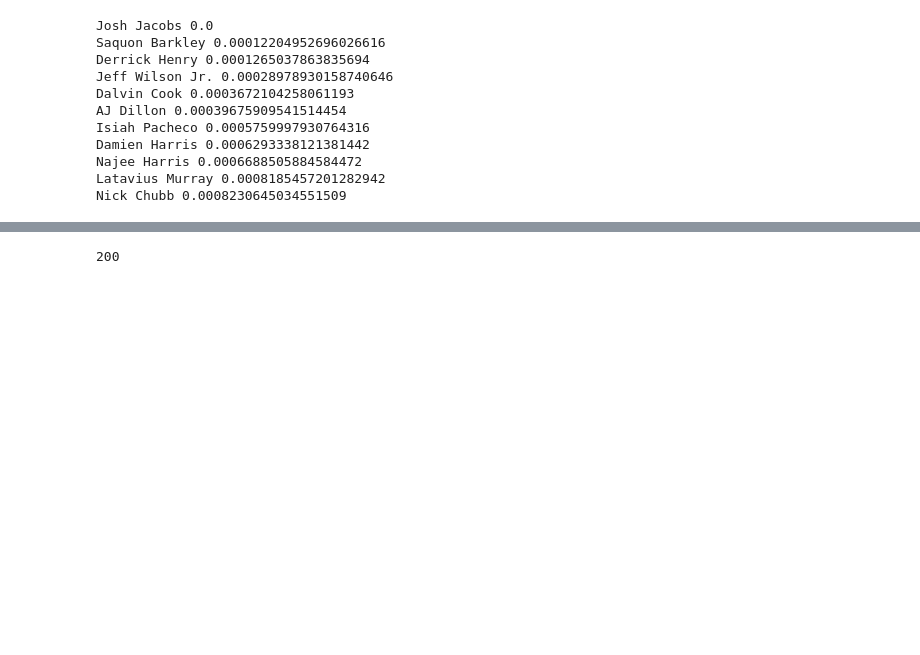
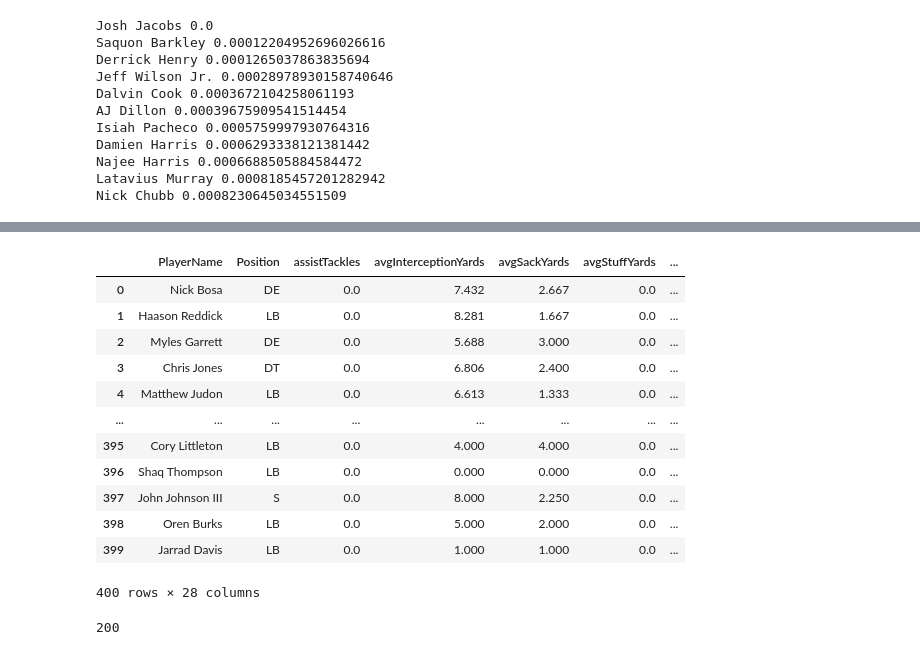
Before and after one commit to ColeDM-2020/INST414-Project, a Jupyter notebook: NFL_API_DATABASE.ipynb, the cells around one changed output, grey strips where cells are left out. Drawn from its saved outputs; the diff is of its cells as text; code cells hidden in the pictures; blank space fills up the shorter version.

```diff
--- a/NFL_API_DATABASE.ipynb
+++ b/NFL_API_DATABASE.ipynb
@@ -926,0 +1104,5 @@ Nick Chubb 0.0008230645034551509
+# %%
+sc2 = (resp2_obj['categories'][4]['leaders'])
+sc3 = pd.json_normalize(sc2)
+sc4 = sc3[['value', 'athlete.$ref', 'statistics.$ref']].dropna()
+sc4
@@ -926,0 +1136,7 @@ Nick Chubb 0.0008230645034551509
+# %%
+team = sc4['statistics.$ref']
+scname = []
+for line in team:
+    tb3 = requests.get(team[0])
+    tb4 = tb3.json()
+    sc = tb4['splits']['categories'][1]['stats']
@@ -926,0 +1233,46 @@ Nick Chubb 0.0008230645034551509
+# %%
+scsim = pd.DataFrame()
+scsim['PlayerName'] = sc1
+scsim['Position'] = pos
+scsim['assistTackles'] = assistTackles
+scsim['avgInterceptionYards'] = avgInterceptionYards
+scsim['avgSackYards'] = avgSackYards
+scsim['avgStuffYards'] = avgStuffYards
+scsim['blockedFieldGoalTouchdowns'] = blockedFieldGoalTouchdowns
+scsim['blockedPuntTouchdowns'] = blockedPuntTouchdowns
+scsim['hurries'] = hurries
+scsim['kicksBlocked'] = kicksBlocked
+scsim['longInterception'] = longInterception
+scsim['miscTouchdowns'] = miscTouchdowns
+scsim['passesBattedDown'] = passesBattedDown
+scsim['passesDefended'] = passesDefended
+scsim['QBHits'] = QBHits
+scsim['twoPtReturns'] = twoPtReturns
+scsim['sacks'] = sackst
+scsim['sackYards'] = sackYards
+scsim['safeties'] = safeties
+scsim['soloTackles'] = soloTackles
+scsim['stuffs'] = stuffs
+scsim['stuffYards'] = stuffYards
+scsim['tacklesForLoss'] = tacklesForLoss
+scsim['tacklesYardsLost'] = tacklesYardsLost
+scsim['teamGamesPlayed'] = teamGamesPlayed2
+scsim['totalTackles'] = totalTackles
+scsim['yardsAllowed'] = yardsAllowed
+scsim['pointsAllowed'] = pointsAllowed
+# %%
+scsim
+# %% [output]
+|  | PlayerName | Position | assistTackles | avgInterceptionYards | avgSackYards | avgStuffYards | ... |
+| 0 | Nick Bosa | DE | 0.0 | 7.432 | 2.667 | 0.0 | ... |
+| 1 | Haason Reddick | LB | 0.0 | 8.281 | 1.667 | 0.0 | ... |
+| 2 | Myles Garrett | DE | 0.0 | 5.688 | 3.000 | 0.0 | ... |
+| 3 | Chris Jones | DT | 0.0 | 6.806 | 2.400 | 0.0 | ... |
+| 4 | Matthew Judon | LB | 0.0 | 6.613 | 1.333 | 0.0 | ... |
+| ... | ... | ... | ... | ... | ... | ... | ... |
+| 395 | Cory Littleton | LB | 0.0 | 4.000 | 4.000 | 0.0 | ... |
+| 396 | Shaq Thompson | LB | 0.0 | 0.000 | 0.000 | 0.0 | ... |
+| 397 | John Johnson III | S | 0.0 | 8.000 | 2.250 | 0.0 | ... |
+| 398 | Oren Burks | LB | 0.0 | 5.000 | 2.000 | 0.0 | ... |
+| 399 | Jarrad Davis | LB | 0.0 | 1.000 | 1.000 | 0.0 | ... |
+400 rows × 28 columns
```
Also changed, not shown: parts of 17 cells of this notebook, 2 other files.
